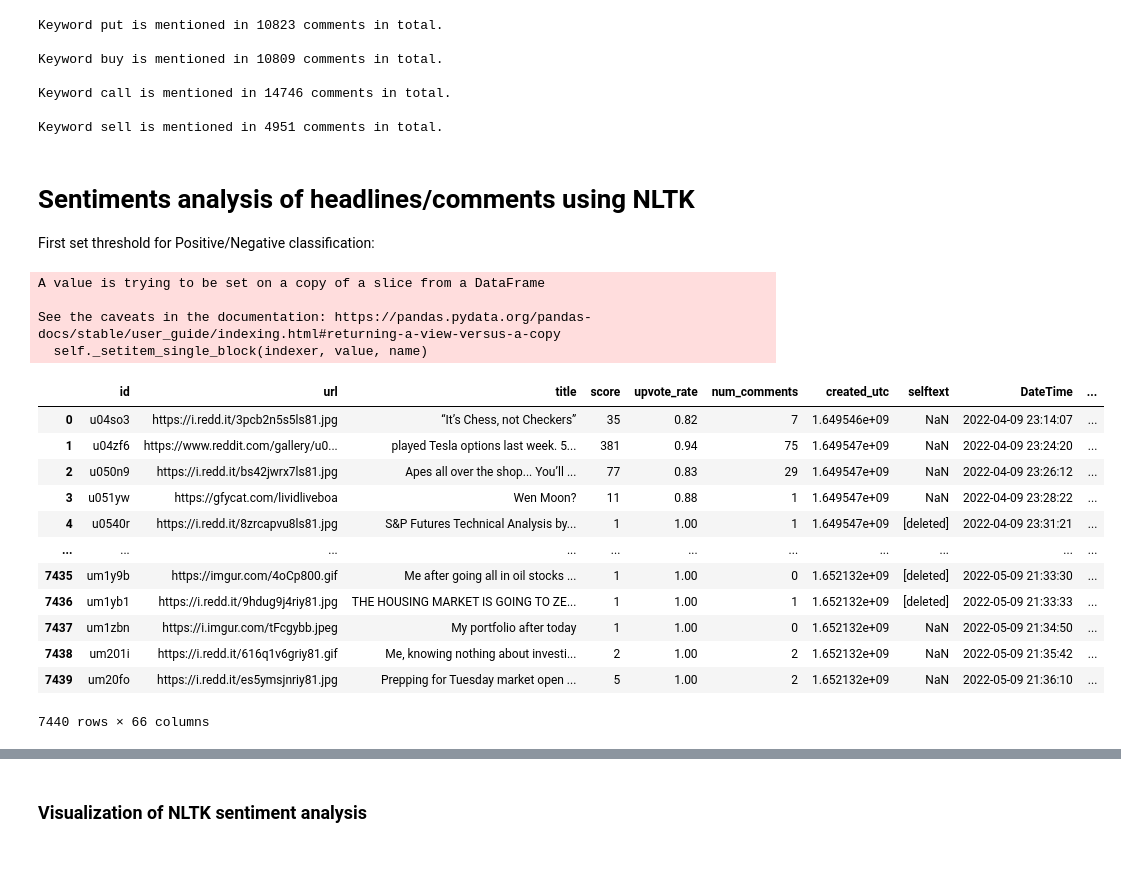
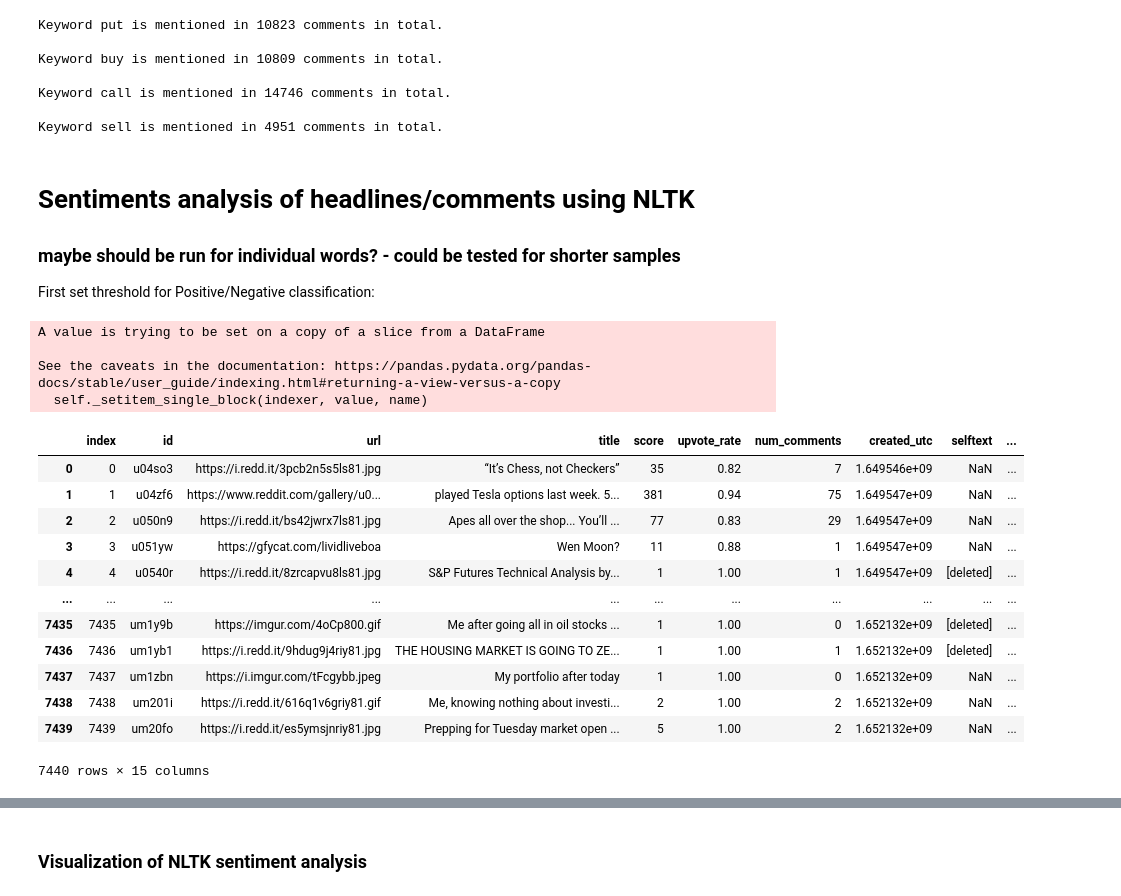
Before and after one commit to Pargo18/Reddit-stock-market-sentiment-analysis, a Jupyter notebook: Main code/Feature extraction (mentions, sentiment etc.).ipynb, the cells around one changed output, grey strips where cells are left out. Saved outputs shown, nothing was run; the diff lists cells and outputs as text; code cells hidden in the pictures; blank space fills up the shorter version.

```diff
--- a/Main code/Feature extraction (mentions, sentiment etc.).ipynb
+++ b/Main code/Feature extraction (mentions, sentiment etc.).ipynb
@@ -93,0 +213,7 @@ df_com
+# %%
+tokenizer = RegexpTokenizer('\w+|\$[\d\.]+|http\S+')  # to break down text
+# nlp = en_core_web_sm.load()
+nltk.download('stopwords')
+cachedStopWords = stopwords.words("english")  # to remove neutral words
+nltk.download('wordnet')
+lemmatizer = WordNetLemmatizer()  # to bring words back to the root word
@@ -93,0 +260,3 @@ df_com
+# %%
+df_sub['merged_list'] = [' '.join(map(str, l)) for l in df_sub['list']]
+df_sub
@@ -93,0 +277,26 @@ df_com
+# %%
+df_com['list'] = df_com['comment_body']
+
+for i in range(len(df_com)):
+#     print(df_com.comment_body.iloc[i])
+
+    # remove emojis
+    df_com.comment_body.iloc[i] = emoji.replace_emoji(df_com.comment_body.iloc[i], replace=' ')
+
+    # remove links
+    df_com.comment_body.iloc[i] = re.sub(r'http\S+', '', df_com.comment_body.iloc[i])
+
+    # remove stopwords from the new column before breaking it down
+    df_com.list.iloc[i] = ' '.join([word for word in df_com.list.iloc[i].split() if word not in cachedStopWords])
+    # tokenize new column
+    df_com.list.iloc[i] = tokenizer.tokenize(df_com.list.iloc[i])
+    # only lower case letters
+    df_com.list.iloc[i] = [word.lower() for word in df_com.list.iloc[i]]
+    # bring each word on the list back to its root word
+    df_com.list.iloc[i] = ([lemmatizer.lemmatize(w) for w in df_com.list.iloc[i]])
+
+    # let's compare the different columns
+#     print(df_com.comment_body.iloc[i])
+#     print(df_com.list.iloc[i])
+#     print('**'*20)
+#     print(' ')
@@ -93,0 +314,3 @@ df_com
+# %%
+df_com['merged_list'] = [' '.join(map(str, l)) for l in df_com['list']]
+df_com
@@ -477,49 +602,51 @@ Keyword sell is mentioned in 4951 comments in total.
 # %% [markdown]
 # Sentiments analysis of headlines/comments using NLTK
 
+### maybe should be run for individual words? - could be tested for shorter samples
+
 First set threshold for Positive/Negative classification:
 # %%
 thr = 0.25
 # %%
 analyzer = SNTA()  # analyzer of sentiments
 
 # df_sub['neg'] = 0
 # df_sub['pos'] = 0
 # df_sub['neu'] = 0
 df_sub['compound'] = 0
 df_sub['NLTK_label'] = 'Neutral'
 
 for i in range(len(df_sub)):
-    sntm_score = analyzer.polarity_scores(df_sub['title'][i])
+    sntm_score = analyzer.polarity_scores(df_sub['merged_list'][i])
 #     df_sub['neg'].iloc[i]      = sntm_score['neg']
 #     df_sub['pos'].iloc[i]      = sntm_score['pos']
 #     df_sub['neu'].iloc[i]      = sntm_score['neu']
     df_sub['compound'].iloc[i] = sntm_score['compound']
 
     if df_sub['compound'].iloc[i] > thr:
         df_sub['NLTK_label'].iloc[i] = 'Positive'
     elif df_sub['compound'].iloc[i] < -thr:
         df_sub['NLTK_label'].iloc[i] = 'Negative'
 
 df_sub
 # %% [output]
 A value is trying to be set on a copy of a slice from a DataFrame
 
 See the caveats in the documentation: https://pandas.pydata.org/pandas-docs/stable/user_guide/indexing.html#returning-a-view-versus-a-copy
   self._setitem_single_block(indexer, value, name)
-|  | id | url | title | score | upvote_rate | num_comments | created_utc | selftext | DateTime | ... |
-| 0 | u04so3 | https://i.redd.it/3pcb2n5s5ls81.jpg | “It’s Chess, not Checkers” | 35 | 0.82 | 7 | 1.649546e+09 | NaN | 2022-04-09 23:14:07 | ... |
-| 1 | u04zf6 | https://www.reddit.com/gallery/u0... | played Tesla options last week. 5... | 381 | 0.94 | 75 | 1.649547e+09 | NaN | 2022-04-09 23:24:20 | ... |
-| 2 | u050n9 | https://i.redd.it/bs42jwrx7ls81.jpg | Apes all over the shop... You’ll ... | 77 | 0.83 | 29 | 1.649547e+09 | NaN | 2022-04-09 23:26:12 | ... |
-| 3 | u051yw | https://gfycat.com/lividliveboa | Wen Moon? | 11 | 0.88 | 1 | 1.649547e+09 | NaN | 2022-04-09 23:28:22 | ... |
-| 4 | u0540r | https://i.redd.it/8zrcapvu8ls81.jpg | S&P Futures Technical Analysis by... | 1 | 1.00 | 1 | 1.649547e+09 | [deleted] | 2022-04-09 23:31:21 | ... |
+|  | index | id | url | title | score | upvote_rate | num_comments | created_utc | selftext | ... |
+| 0 | 0 | u04so3 | https://i.redd.it/3pcb2n5s5ls81.jpg | “It’s Chess, not Checkers” | 35 | 0.82 | 7 | 1.649546e+09 | NaN | ... |
+| 1 | 1 | u04zf6 | https://www.reddit.com/gallery/u0... | played Tesla options last week. 5... | 381 | 0.94 | 75 | 1.649547e+09 | NaN | ... |
+| 2 | 2 | u050n9 | https://i.redd.it/bs42jwrx7ls81.jpg | Apes all over the shop... You’ll ... | 77 | 0.83 | 29 | 1.649547e+09 | NaN | ... |
+| 3 | 3 | u051yw | https://gfycat.com/lividliveboa | Wen Moon? | 11 | 0.88 | 1 | 1.649547e+09 | NaN | ... |
+| 4 | 4 | u0540r | https://i.redd.it/8zrcapvu8ls81.jpg | S&P Futures Technical Analysis by... | 1 | 1.00 | 1 | 1.649547e+09 | [deleted] | ... |
 | ... | ... | ... | ... | ... | ... | ... | ... | ... | ... | ... |
-| 7435 | um1y9b | https://imgur.com/4oCp800.gif | Me after going all in oil stocks ... | 1 | 1.00 | 0 | 1.652132e+09 | [deleted] | 2022-05-09 21:33:30 | ... |
-| 7436 | um1yb1 | https://i.redd.it/9hdug9j4riy81.jpg | THE HOUSING MARKET IS GOING TO ZE... | 1 | 1.00 | 1 | 1.652132e+09 | [deleted] | 2022-05-09 21:33:33 | ... |
-| 7437 | um1zbn | https://i.imgur.com/tFcgybb.jpeg | My portfolio after today | 1 | 1.00 | 0 | 1.652132e+09 | NaN | 2022-05-09 21:34:50 | ... |
-| 7438 | um201i | https://i.redd.it/616q1v6griy81.gif | Me, knowing nothing about investi... | 2 | 1.00 | 2 | 1.652132e+09 | NaN | 2022-05-09 21:35:42 | ... |
-| 7439 | um20fo | https://i.redd.it/es5ymsjnriy81.jpg | Prepping for Tuesday market open ... | 5 | 1.00 | 2 | 1.652132e+09 | NaN | 2022-05-09 21:36:10 | ... |
+| 7435 | 7435 | um1y9b | https://imgur.com/4oCp800.gif | Me after going all in oil stocks ... | 1 | 1.00 | 0 | 1.652132e+09 | [deleted] | ... |
+| 7436 | 7436 | um1yb1 | https://i.redd.it/9hdug9j4riy81.jpg | THE HOUSING MARKET IS GOING TO ZE... | 1 | 1.00 | 1 | 1.652132e+09 | [deleted] | ... |
+| 7437 | 7437 | um1zbn | https://i.imgur.com/tFcgybb.jpeg | My portfolio after today | 1 | 1.00 | 0 | 1.652132e+09 | NaN | ... |
+| 7438 | 7438 | um201i | https://i.redd.it/616q1v6griy81.gif | Me, knowing nothing about investi... | 2 | 1.00 | 2 | 1.652132e+09 | NaN | ... |
+| 7439 | 7439 | um20fo | https://i.redd.it/es5ymsjnriy81.jpg | Prepping for Tuesday market open ... | 5 | 1.00 | 2 | 1.652132e+09 | NaN | ... |
-7440 rows × 66 columns
+7440 rows × 15 columns
 # %%
 # df_com['neg'] = 0
 # df_com['pos'] = 0
```
Also changed, not shown: parts of 40 cells of this notebook.
